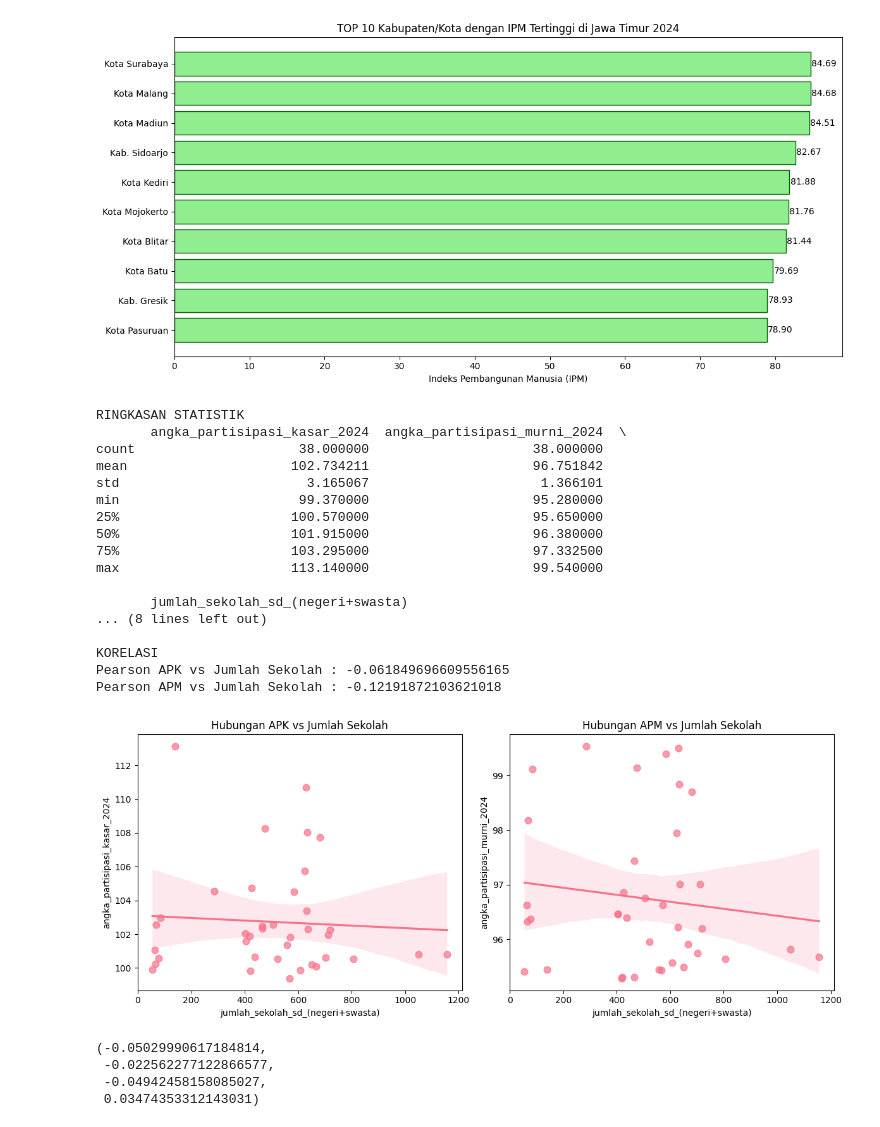
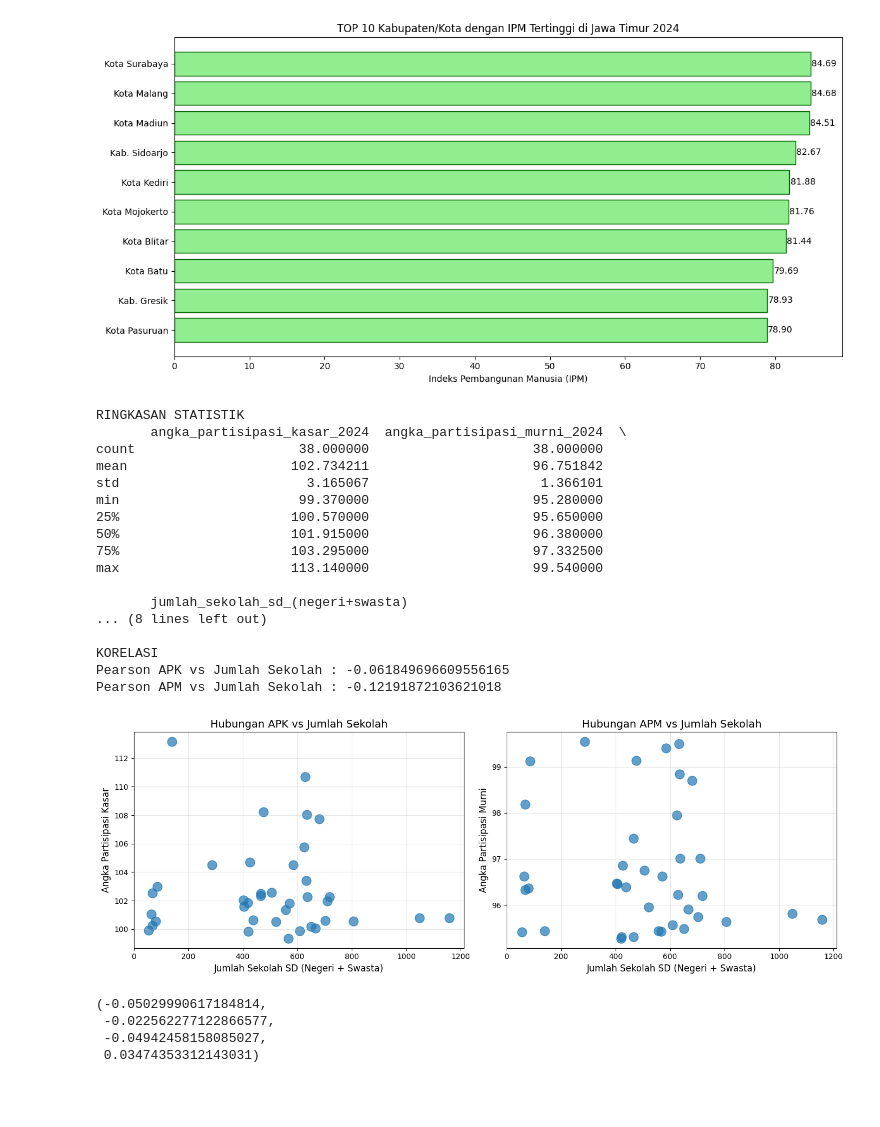
Before and after one commit to ariez-cyber/data-wrangling-sekolah-dasar-jatim, a Jupyter notebook: wrangle_jatim.ipynb, the cells around one changed output. Saved outputs shown, nothing was run; the diff lists cells and outputs as text; code cells hidden in the pictures; blank space fills up the shorter version.

```diff
--- a/wrangle_jatim.ipynb
+++ b/wrangle_jatim.ipynb
@@ -584,51 +327,62 @@ plt.show()
 [figure]
 # %%
 import pandas as pd
-import numpy as np
 import matplotlib.pyplot as plt
-import seaborn as sns
 
 df = pd.read_csv(r"C:/Users/atyaa/OneDrive/Pictures/MAIN/SEM 3/UAS.DW/project_wrangle/processed_data/jatim_merged_final.csv")
 df['wilayah'] = df['kabupaten_/_kota'].str.replace('Kab. ', 'Kabupaten ', regex=False).str.replace('Kota ', 'Kota ', regex=False)
+
 for c in ['angka_partisipasi_kasar_2024','angka_partisipasi_murni_2024','jumlah_sekolah_sd_(negeri+swasta)']:
     df[c] = pd.to_numeric(df[c], errors='coerce')
 
 print("RINGKASAN STATISTIK")
 print(df[['angka_partisipasi_kasar_2024','angka_partisipasi_murni_2024','jumlah_sekolah_sd_(negeri+swasta)']].describe())
+
 print("\nKORELASI")
 print("Pearson APK vs Jumlah Sekolah :", df['angka_partisipasi_kasar_2024'].corr(df['jumlah_sekolah_sd_(negeri+swasta)']))
 print("Pearson APM vs Jumlah Sekolah :", df['angka_partisipasi_murni_2024'].corr(df['jumlah_sekolah_sd_(negeri+swasta)']))
 
-plt.figure(figsize=(12,5))
-plt.subplot(1,2,1)
-sns.regplot(data=df, x='jumlah_sekolah_sd_(negeri+swasta)', y='angka_partisipasi_kasar_2024', scatter_kws={'s':60,'alpha':0.7})
-plt.title('Hubungan APK vs Jumlah Sekolah')
+plt.figure(figsize=(14, 5))
+plt.subplot(1, 2, 1)
+plt.scatter(df['jumlah_sekolah_sd_(negeri+swasta)'],
+            df['angka_partisipasi_kasar_2024'],
+            s=150, alpha=0.7)
 
-plt.subplot(1,2,2)
-sns.regplot(data=df, x='jumlah_sekolah_sd_(negeri+swasta)', y='angka_partisipasi_murni_2024', scatter_kws={'s':60,'alpha':0.7})
-plt.title('Hubungan APM vs Jumlah Sekolah')
+plt.title('Hubungan APK vs Jumlah Sekolah', fontsize=14)
+plt.xlabel('Jumlah Sekolah SD (Negeri + Swasta)', fontsize=12)
+plt.ylabel('Angka Partisipasi Kasar', fontsize=12)
+plt.grid(True, alpha=0.3)
+plt.subplot(1, 2, 2)
+plt.scatter(df['jumlah_sekolah_sd_(negeri+swasta)'],
+            df['angka_partisipasi_murni_2024'],
+            s=150, alpha=0.7)
+
+plt.title('Hubungan APM vs Jumlah Sekolah', fontsize=14)
+plt.xlabel('Jumlah Sekolah SD (Negeri + Swasta)', fontsize=12)
+plt.ylabel('Angka Partisipasi Murni', fontsize=12)
+plt.grid(True, alpha=0.3)
 
 plt.tight_layout()
 plt.show()
 # %% [output]
 RINGKASAN STATISTIK
        angka_partisipasi_kasar_2024  angka_partisipasi_murni_2024  \
 count                     38.000000                     38.000000
 mean                     102.734211                     96.751842
 std                        3.165067                      1.366101
 min                       99.370000                     95.280000
 25%                      100.570000                     95.650000
 50%                      101.915000                     96.380000
 75%                      103.295000                     97.332500
 max                      113.140000                     99.540000
 
        jumlah_sekolah_sd_(negeri+swasta)
 ... (8 lines left out)
 
 KORELASI
 Pearson APK vs Jumlah Sekolah : -0.061849696609556165
 Pearson APM vs Jumlah Sekolah : -0.12191872103621018
-[figure, old version]
+[figure, new version]
 # %%
 import pandas as pd
 
```
Also changed, not shown: parts of 29 cells of this notebook, 7 other files.
